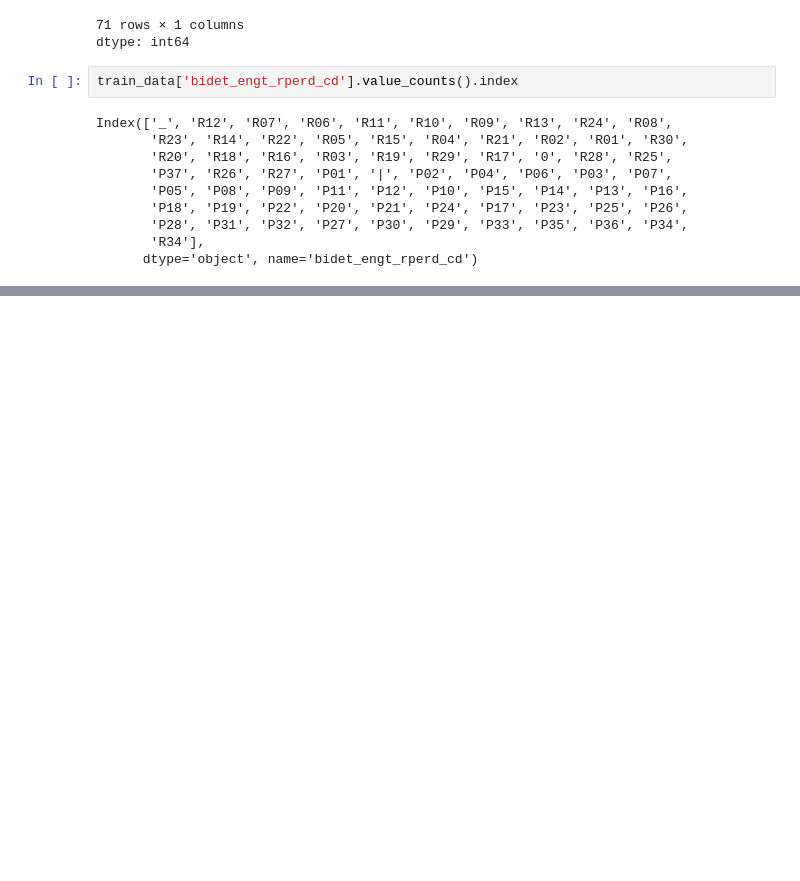
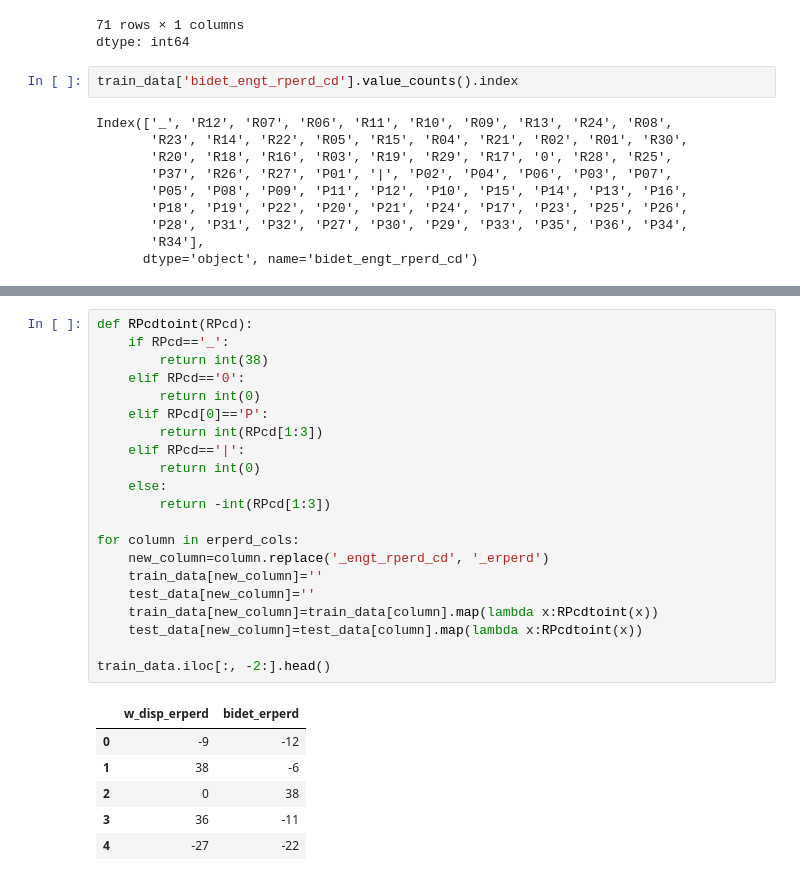
Before and after one commit to sujeengim/mini-ai-study, a Jupyter notebook: practice/prediction/customer_prediction.ipynb, the cells around one changed output, grey strips where cells are left out. Drawn from its saved outputs; the diff is of its cells as text; blank space fills up the shorter version.

```diff
--- a/practice/prediction/customer_prediction.ipynb
+++ b/practice/prediction/customer_prediction.ipynb
@@ -580,0 +583,28 @@ _
+# %%
+def RPcdtoint(RPcd):
+    if RPcd=='_':
+        return int(38)
+    elif RPcd=='0':
+        return int(0)
+    elif RPcd[0]=='P':
+        return int(RPcd[1:3])
+    elif RPcd=='|':
+        return int(0)
+    else:
+        return -int(RPcd[1:3])
+
+for column in erperd_cols:
+    new_column=column.replace('_engt_rperd_cd', '_erperd')
+    train_data[new_column]=''
+    test_data[new_column]=''
+    train_data[new_column]=train_data[column].map(lambda x:RPcdtoint(x))
+    test_data[new_column]=test_data[column].map(lambda x:RPcdtoint(x))
+
+train_data.iloc[:, -2:].head()
+# %% [output]
+|  | w_disp_erperd | bidet_erperd |
+| 0 | -9 | -12 |
+| 1 | 38 | -6 |
+| 2 | 0 | 38 |
+| 3 | 36 | -11 |
+| 4 | -27 | -22 |
```
Also changed, not shown: parts of 4 cells of this notebook.
